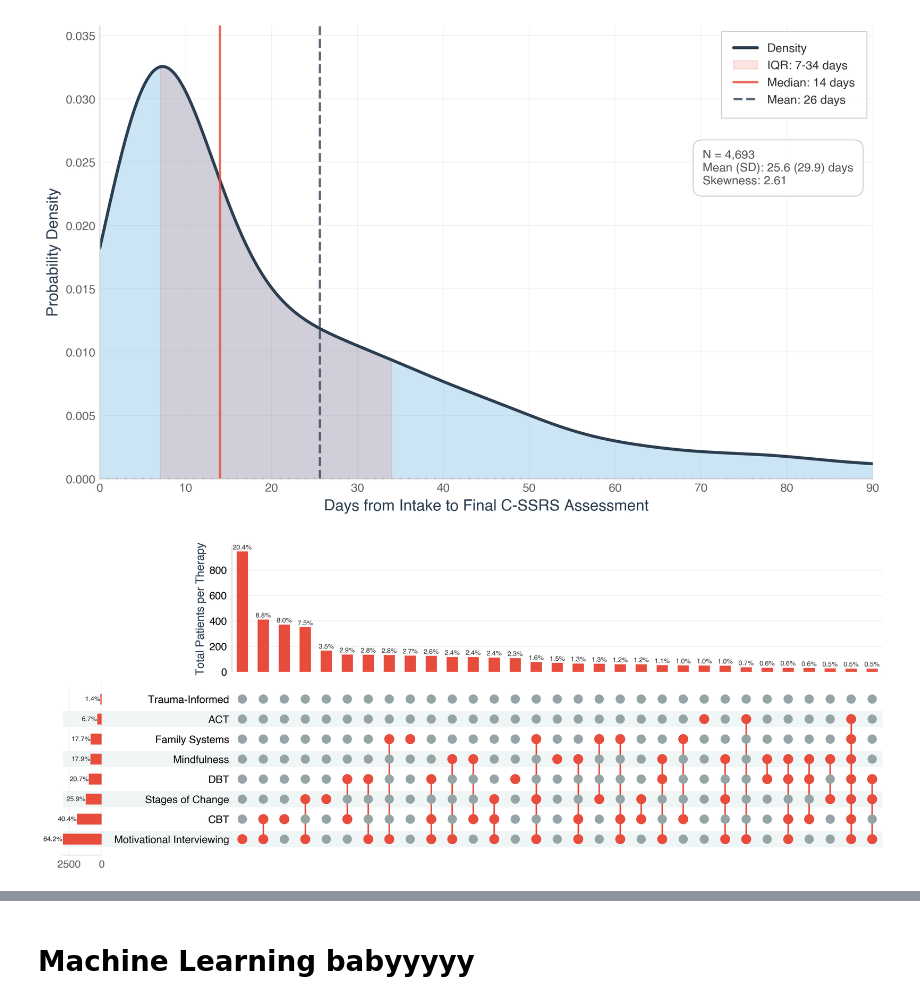
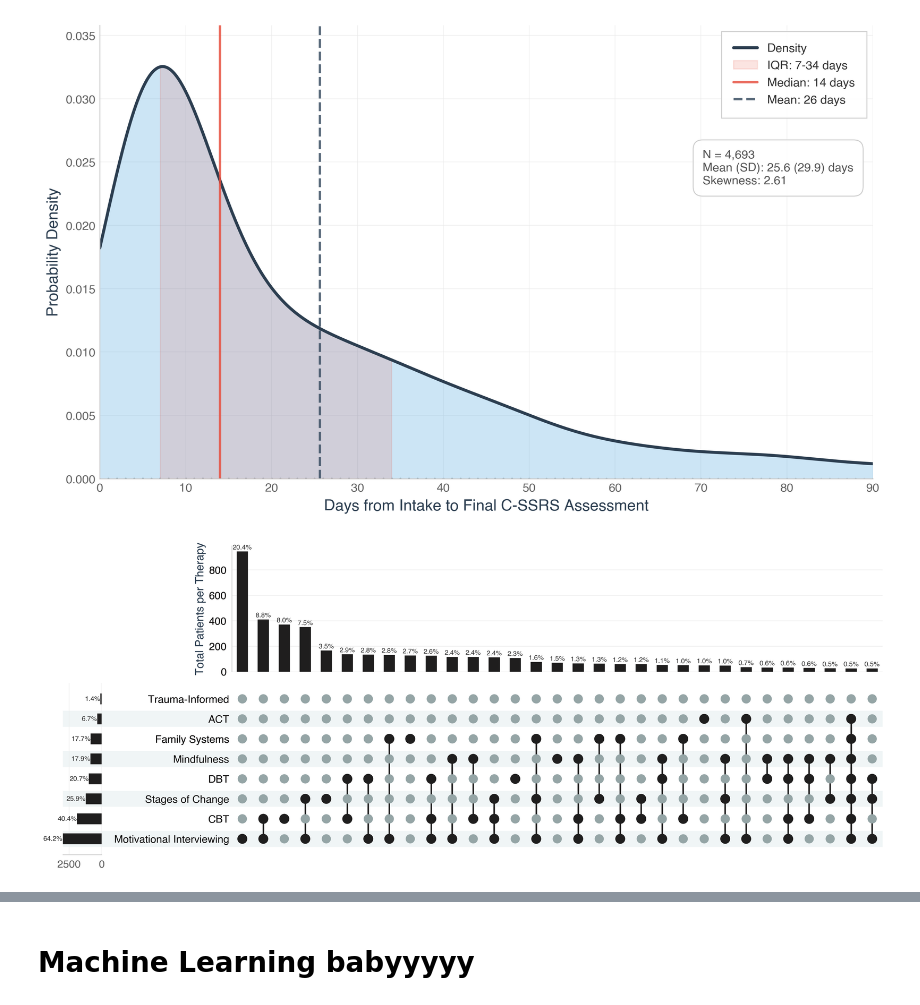
Before and after one commit to jacobjameson/AI-therapy, a Jupyter notebook: src/clean.ipynb, the cells around one changed output, grey strips where cells are left out. Drawn from its saved outputs; the diff is of its cells as text; code cells hidden in the pictures.

```diff
--- a/src/clean.ipynb
+++ b/src/clean.ipynb
@@ -890,7 +890,7 @@ upset = UpSet(
     max_degree=None,
     sort_by='cardinality',
     sort_categories_by='cardinality',
-    facecolor='#e74c3c',
+    facecolor="#1f1e1e",
     shading_color="#f0f5f6",
     show_percentages=True,
     other_dots_color='#95a5a6',
@@ -919,34 +919,34 @@ for ax in fig.axes:
 
             # Add value labels on top of bars (if not too many)
             bars = [child for child in ax.get_children() if isinstance(child, plt.Rectangle)]
             for bar in bars[:20]:  # Only label first 20 bars to avoid clutter
                 height = bar.get_height()
                 if height > 0:
                     ax.text(bar.get_x() + bar.get_width()/2., height,
                            f'{int(height)}',
                            ha='center', va='bottom', fontsize=8, color='#666666')
 
     # Style the totals plot (side bar chart)
     if hasattr(ax, 'set_ylabel'):
         if ax.get_ylabel() == 'Set size' or 'size' in ax.get_ylabel().lower():
             ax.set_ylabel('Total Patients per Therapy', fontsize=15, fontweight='medium', color='#2c3e50')
             ax.spines['top'].set_visible(False)
             ax.spines['right'].set_visible(False)
             ax.spines['left'].set_color('#CCCCCC')
             ax.spines['bottom'].set_color('#CCCCCC')
             ax.grid(True, axis='x', linestyle='-', linewidth=0.5, color='#EBEBEB', alpha=0.8)
             ax.set_axisbelow(True)
 
 
 # Adjust layout
 plt.subplots_adjust(left=0.1, right=0.9, top=0.92, bottom=0.08)
 plt.tight_layout(rect=[0, 0, 1, 0.96])
 
 plt.show()
 
 # Save options
 # %% [output]
-[figure, old version]
+[figure, new version]
 # %%
 final = final.loc[
     final["risk_level_initial"].notna()
```
Also changed, not shown: parts of 24 cells of this notebook, 3 other files.
